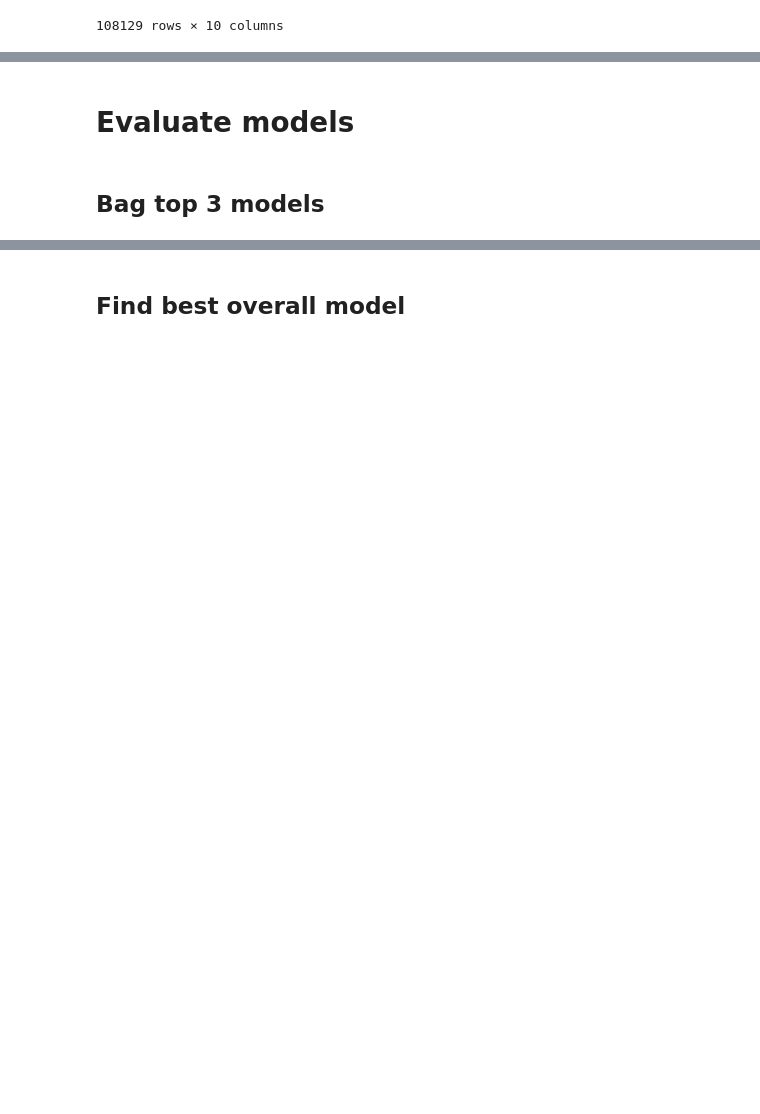
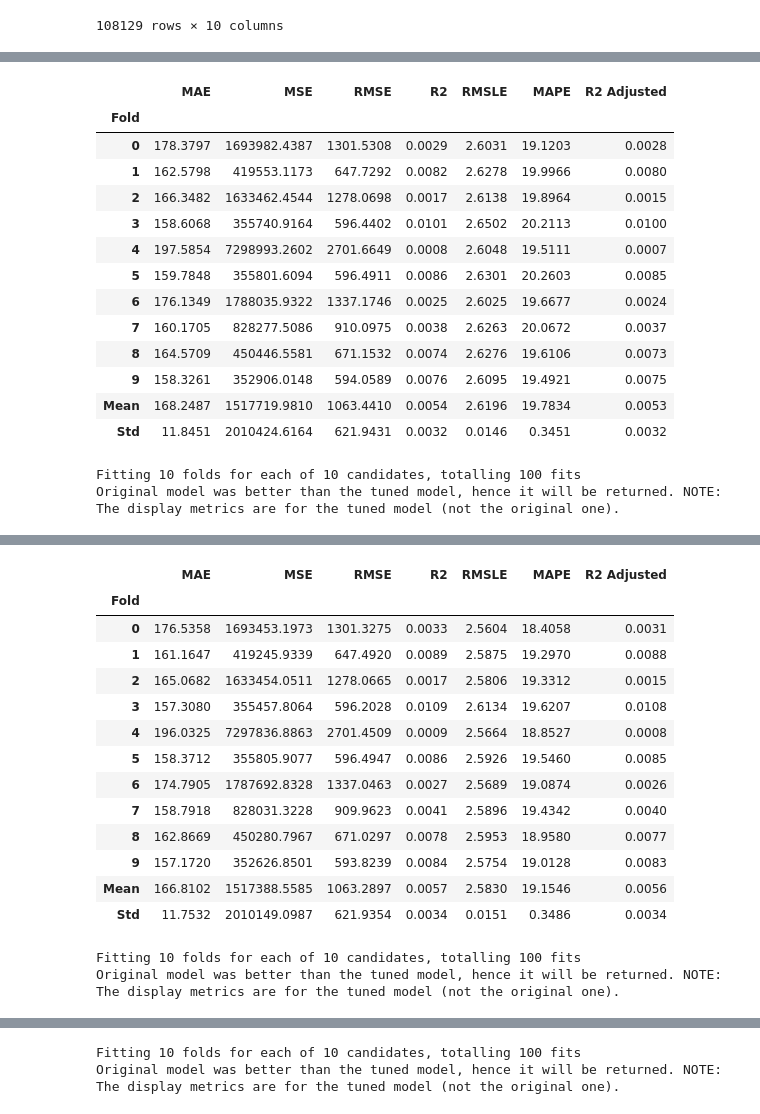
Before and after one commit to SimeonHristov99/kcikstarter, a Jupyter notebook: 01_Scripts/05_1_PyCaret_01_backers.ipynb, the cells around one changed output, grey strips where cells are left out. Saved outputs shown, nothing was run; the diff lists cells and outputs as text; code cells hidden in the pictures; blank space fills up the shorter version.

```diff
--- a/01_Scripts/05_1_PyCaret_01_backers.ipynb
+++ b/01_Scripts/05_1_PyCaret_01_backers.ipynb
@@ -107,0 +77,10 @@ get_metrics()
+# %%
+def r2_adjusted(y_true, y_pred, **kwargs):
+    n = y_true.shape[0]
+    p = kwargs['num_predictors'] if 'num_predictors' in kwargs else 1
+    r2 = r2_score(y_true, y_pred)
+    r2_adj = 1 - (1 - r2) * ((n - 1) / (n - p - 1))
+    return r2_adj
+
+pr.add_metric('r2_adj', 'R2 Adjusted', r2_adjusted)
+pr.get_metrics()
@@ -108,2 +97,2 @@ get_metrics()
 # %%
-best = compare_models(sort='MCC', n_select=10)
+best = pr.compare_models(sort='R2 Adjusted', n_select=3)
@@ -112,6 +118,3 @@ best
-# %% [markdown]
-# Evaluate models
-# %% [markdown]
-## Bag top 3 models
 # %%
-tuned_top = [tune_model(i, optimize='MCC') for i in best[:4]]
+best_tuned = [pr.tune_model(i, optimize='R2 Adjusted') for i in best]
+# %% [output]
@@ -117,0 +122,16 @@ tuned_top = [tune_model(i, optimize='MCC') for i in best[:4]]
+|  | MAE | MSE | RMSE | R2 | RMSLE | MAPE | R2 Adjusted |
+| Fold |  |  |  |  |  |  |  |
+| 0 | 178.3797 | 1693982.4387 | 1301.5308 | 0.0029 | 2.6031 | 19.1203 | 0.0028 |
+| 1 | 162.5798 | 419553.1173 | 647.7292 | 0.0082 | 2.6278 | 19.9966 | 0.0080 |
+| 2 | 166.3482 | 1633462.4544 | 1278.0698 | 0.0017 | 2.6138 | 19.8964 | 0.0015 |
+| 3 | 158.6068 | 355740.9164 | 596.4402 | 0.0101 | 2.6502 | 20.2113 | 0.0100 |
+| 4 | 197.5854 | 7298993.2602 | 2701.6649 | 0.0008 | 2.6048 | 19.5111 | 0.0007 |
+| 5 | 159.7848 | 355801.6094 | 596.4911 | 0.0086 | 2.6301 | 20.2603 | 0.0085 |
+| 6 | 176.1349 | 1788035.9322 | 1337.1746 | 0.0025 | 2.6025 | 19.6677 | 0.0024 |
+| 7 | 160.1705 | 828277.5086 | 910.0975 | 0.0038 | 2.6263 | 20.0672 | 0.0037 |
+| 8 | 164.5709 | 450446.5581 | 671.1532 | 0.0074 | 2.6276 | 19.6106 | 0.0073 |
+| 9 | 158.3261 | 352906.0148 | 594.0589 | 0.0076 | 2.6095 | 19.4921 | 0.0075 |
+| Mean | 168.2487 | 1517719.9810 | 1063.4410 | 0.0054 | 2.6196 | 19.7834 | 0.0053 |
+| Std | 11.8451 | 2010424.6164 | 621.9431 | 0.0032 | 0.0146 | 0.3451 | 0.0032 |
+Fitting 10 folds for each of 10 candidates, totalling 100 fits
+Original model was better than the tuned model, hence it will be returned. NOTE: The display metrics are for the tuned model (not the original one).
@@ -117,0 +139,16 @@ tuned_top = [tune_model(i, optimize='MCC') for i in best[:4]]
+|  | MAE | MSE | RMSE | R2 | RMSLE | MAPE | R2 Adjusted |
+| Fold |  |  |  |  |  |  |  |
+| 0 | 176.5358 | 1693453.1973 | 1301.3275 | 0.0033 | 2.5604 | 18.4058 | 0.0031 |
+| 1 | 161.1647 | 419245.9339 | 647.4920 | 0.0089 | 2.5875 | 19.2970 | 0.0088 |
+| 2 | 165.0682 | 1633454.0511 | 1278.0665 | 0.0017 | 2.5806 | 19.3312 | 0.0015 |
+| 3 | 157.3080 | 355457.8064 | 596.2028 | 0.0109 | 2.6134 | 19.6207 | 0.0108 |
+| 4 | 196.0325 | 7297836.8863 | 2701.4509 | 0.0009 | 2.5664 | 18.8527 | 0.0008 |
+| 5 | 158.3712 | 355805.9077 | 596.4947 | 0.0086 | 2.5926 | 19.5460 | 0.0085 |
+| 6 | 174.7905 | 1787692.8328 | 1337.0463 | 0.0027 | 2.5689 | 19.0874 | 0.0026 |
+| 7 | 158.7918 | 828031.3228 | 909.9623 | 0.0041 | 2.5896 | 19.4342 | 0.0040 |
+| 8 | 162.8669 | 450280.7967 | 671.0297 | 0.0078 | 2.5953 | 18.9580 | 0.0077 |
+| 9 | 157.1720 | 352626.8501 | 593.8239 | 0.0084 | 2.5754 | 19.0128 | 0.0083 |
+| Mean | 166.8102 | 1517388.5585 | 1063.2897 | 0.0057 | 2.5830 | 19.1546 | 0.0056 |
+| Std | 11.7532 | 2010149.0987 | 621.9354 | 0.0034 | 0.0151 | 0.3486 | 0.0034 |
+Fitting 10 folds for each of 10 candidates, totalling 100 fits
+Original model was better than the tuned model, hence it will be returned. NOTE: The display metrics are for the tuned model (not the original one).
@@ -118,2 +170,2 @@ tuned_top = [tune_model(i, optimize='MCC') for i in best[:4]]
+Fitting 10 folds for each of 10 candidates, totalling 100 fits
+Original model was better than the tuned model, hence it will be returned. NOTE: The display metrics are for the tuned model (not the original one).
-# %% [markdown]
-## Find best overall model
```
Also changed, not shown: parts of 28 cells of this notebook, 1 other file.
